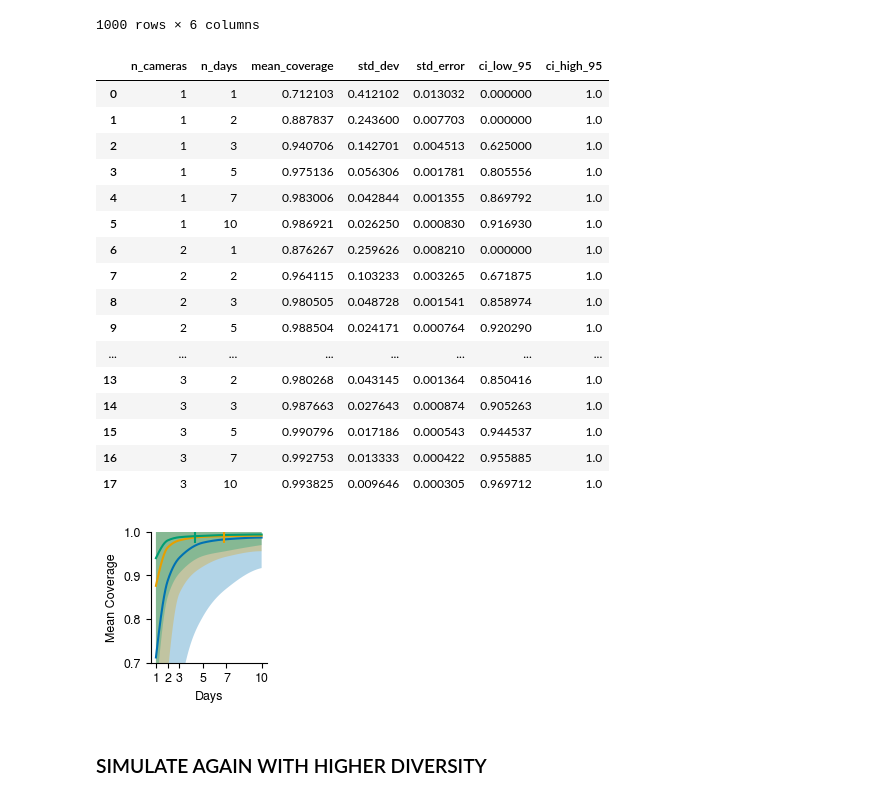
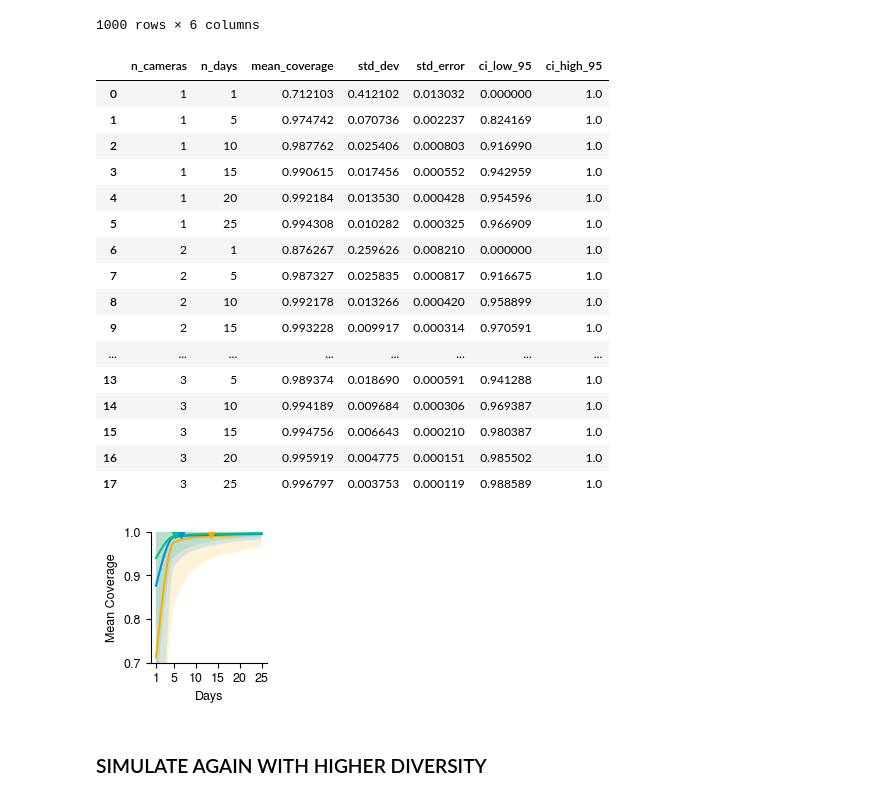
Before and after one commit to mparkergetz/bee_cam_data_processing, a Jupyter notebook: nb7_trapday_resampling.ipynb, the cells around one changed output. Drawn from its saved outputs; the diff is of its cells as text; code cells hidden in the pictures.

Commit message:
plot formatting

```diff
--- a/nb7_trapday_resampling.ipynb
+++ b/nb7_trapday_resampling.ipynb
@@ -177,7 +177,7 @@ def bootstrap_abundances_by_days_and_cameras(
     return pd.DataFrame(records)
 # %%
 abundance_df = bootstrap_abundances_by_days_and_cameras(
-    days_to_test=[1, 2, 3, 5, 7, 10],
+    days_to_test=[1,5,10,15,20,25],
     n_iter=1000,
     mu_14h=mu_14h,
     p_species=p_species,
@@ -224,63 +224,64 @@ summary
 # %% [output]
 |  | n_cameras | n_days | mean_coverage | std_dev | std_error | ci_low_95 | ci_high_95 |
 | 0 | 1 | 1 | 0.712103 | 0.412102 | 0.013032 | 0.000000 | 1.0 |
-| 1 | 1 | 2 | 0.887837 | 0.243600 | 0.007703 | 0.000000 | 1.0 |
-| 2 | 1 | 3 | 0.940706 | 0.142701 | 0.004513 | 0.625000 | 1.0 |
-| 3 | 1 | 5 | 0.975136 | 0.056306 | 0.001781 | 0.805556 | 1.0 |
-| 4 | 1 | 7 | 0.983006 | 0.042844 | 0.001355 | 0.869792 | 1.0 |
-| 5 | 1 | 10 | 0.986921 | 0.026250 | 0.000830 | 0.916930 | 1.0 |
+| 1 | 1 | 5 | 0.974742 | 0.070736 | 0.002237 | 0.824169 | 1.0 |
+| 2 | 1 | 10 | 0.987762 | 0.025406 | 0.000803 | 0.916990 | 1.0 |
+| 3 | 1 | 15 | 0.990615 | 0.017456 | 0.000552 | 0.942959 | 1.0 |
+| 4 | 1 | 20 | 0.992184 | 0.013530 | 0.000428 | 0.954596 | 1.0 |
+| 5 | 1 | 25 | 0.994308 | 0.010282 | 0.000325 | 0.966909 | 1.0 |
 | 6 | 2 | 1 | 0.876267 | 0.259626 | 0.008210 | 0.000000 | 1.0 |
-| 7 | 2 | 2 | 0.964115 | 0.103233 | 0.003265 | 0.671875 | 1.0 |
-| 8 | 2 | 3 | 0.980505 | 0.048728 | 0.001541 | 0.858974 | 1.0 |
-| 9 | 2 | 5 | 0.988504 | 0.024171 | 0.000764 | 0.920290 | 1.0 |
+| 7 | 2 | 5 | 0.987327 | 0.025835 | 0.000817 | 0.916675 | 1.0 |
+| 8 | 2 | 10 | 0.992178 | 0.013266 | 0.000420 | 0.958899 | 1.0 |
+| 9 | 2 | 15 | 0.993228 | 0.009917 | 0.000314 | 0.970591 | 1.0 |
 | ... | ... | ... | ... | ... | ... | ... | ... |
-| 13 | 3 | 2 | 0.980268 | 0.043145 | 0.001364 | 0.850416 | 1.0 |
-| 14 | 3 | 3 | 0.987663 | 0.027643 | 0.000874 | 0.905263 | 1.0 |
-| 15 | 3 | 5 | 0.990796 | 0.017186 | 0.000543 | 0.944537 | 1.0 |
-| 16 | 3 | 7 | 0.992753 | 0.013333 | 0.000422 | 0.955885 | 1.0 |
-| 17 | 3 | 10 | 0.993825 | 0.009646 | 0.000305 | 0.969712 | 1.0 |
+| 13 | 3 | 5 | 0.989374 | 0.018690 | 0.000591 | 0.941288 | 1.0 |
+| 14 | 3 | 10 | 0.994189 | 0.009684 | 0.000306 | 0.969387 | 1.0 |
+| 15 | 3 | 15 | 0.994756 | 0.006643 | 0.000210 | 0.980387 | 1.0 |
+| 16 | 3 | 20 | 0.995919 | 0.004775 | 0.000151 | 0.985502 | 1.0 |
+| 17 | 3 | 25 | 0.996797 | 0.003753 | 0.000119 | 0.988589 | 1.0 |
 # %%
 from scipy.interpolate import PchipInterpolator
 # %%
 colors = [
-    "#0072B2",
-    "#E69F00",
-    "#009E73",
+    "#ffae00ff",
+    "#008ee0ff",
+    "#00bd8aff",
 ]
-days_to_test=[1, 2, 3, 5, 7, 10]
+
+days_to_test=[1,5,10,15,20,25]
 fig, ax = plt.subplots(figsize=(1.5, 1.7))
 
 
 for idx, cams in enumerate(sorted(summary['n_cameras'].unique())):
     sub = summary[summary['n_cameras'] == cams].sort_values('n_days')
     x = sub['n_days'].astype(float).values
     y = sub['mean_coverage'].astype(float).values
     low = sub['ci_low_95'].astype(float).values
     high = sub['ci_high_95'].astype(float).values
 
     x_smooth = np.linspace(x.min(), x.max(), 300)
     mean_smooth = PchipInterpolator(x, y)(x_smooth)
     low_smooth = PchipInterpolator(x, low)(x_smooth)
     high_smooth = PchipInterpolator(x, high)(x_smooth)
 
     color = colors[idx]
 
     ax.plot(x_smooth, mean_smooth, label=f'{cams} cameras', color=color)
-    ax.fill_between(x_smooth, low_smooth, high_smooth, alpha=0.3, color = color, edgecolor=None)
+    ax.fill_between(x_smooth, low_smooth, high_smooth, alpha=0.15, color = color, edgecolor=None)
 
     idx = np.where(mean_smooth >= 0.99)[0]
     if idx.size > 0:
         i = idx[0]
-        ax.scatter([x_smooth[i]], [mean_smooth[i]], s=90, marker='|', color = color, zorder=4)
+        ax.scatter([x_smooth[i]], 1, s=70, marker='v', color = color, zorder=4)
 
 ax.set_xlabel('Days')
 ax.set_xticks(days_to_test)
 ax.set_ylabel('Mean Coverage')
 ax.set_ylim(0.7,1)
 
 plt.savefig('figs/resample_trapday_low.svg', format='svg')
 # %% [output]
-[figure, old version]
+[figure, new version]
 # %% [markdown]
 ### SIMULATE AGAIN WITH HIGHER DIVERSITY
 # %%
```
Also changed, not shown: parts of 2 cells of this notebook, 2 other files.
